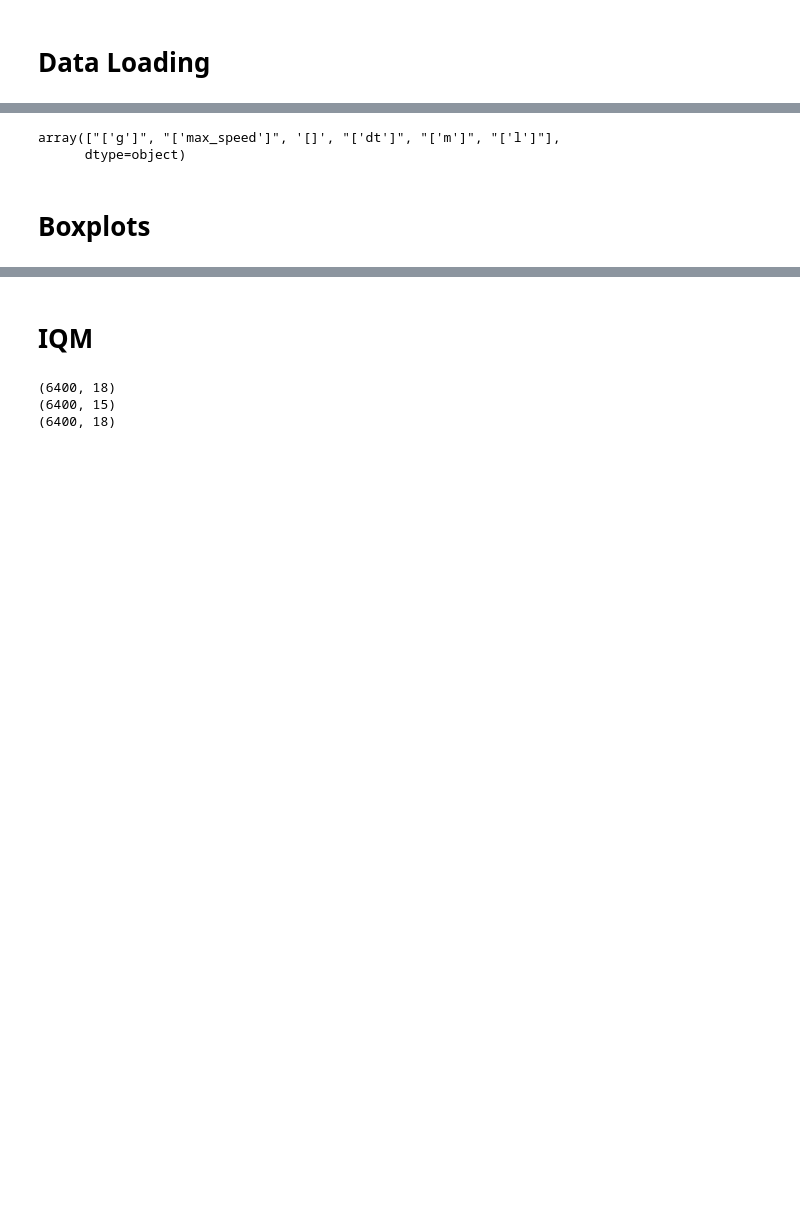
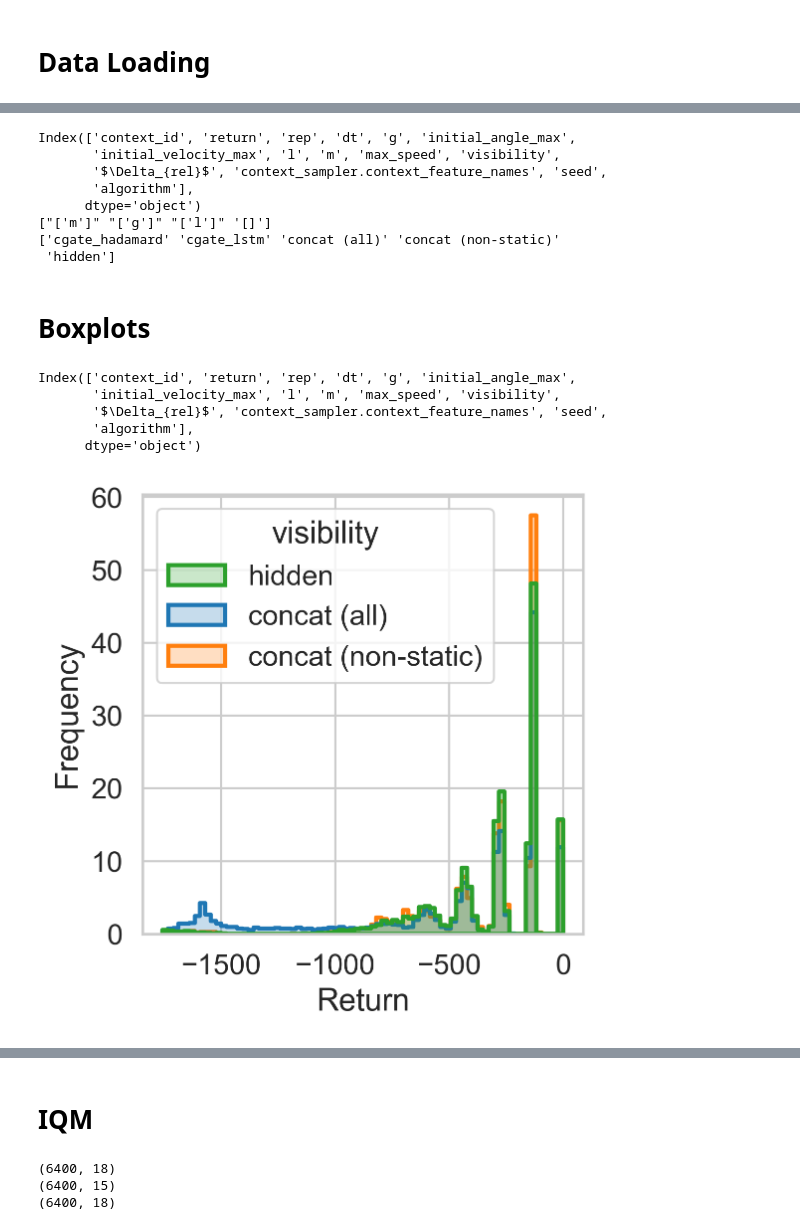
Before and after one commit to automl/CARL, a Jupyter notebook: experiments/evaluation/eval_fromeval.ipynb, the cells around one changed output, grey strips where cells are left out. Cells and saved outputs as stored; diff of their text form; code cells hidden in the pictures; blank space fills up the shorter version.

```diff
--- a/experiments/evaluation/eval_fromeval.ipynb
+++ b/experiments/evaluation/eval_fromeval.ipynb
@@ -159,6 +166,13 @@ Loading from /home/benjamin/Dokumente/code/tmp/tntcomp/CARL/multirun/2023-01-05/
 # %%
-df_rpc.columns
-df_rpc["context_sampler.context_feature_names"].unique()
+print(df_rpc.columns)
+print(df_rpc["context_sampler.context_feature_names"].unique())
+print(df_rpc["visibility"].unique())
 # %% [output]
-array(["['g']", "['max_speed']", '[]', "['dt']", "['m']", "['l']"],
-      dtype=object)
+Index(['context_id', 'return', 'rep', 'dt', 'g', 'initial_angle_max',
+       'initial_velocity_max', 'l', 'm', 'max_speed', 'visibility',
+       '$\Delta_{rel}$', 'context_sampler.context_feature_names', 'seed',
+       'algorithm'],
+      dtype='object')
+["['m']" "['g']" "['l']" '[]']
+['cgate_hadamard' 'cgate_lstm' 'concat (all)' 'concat (non-static)'
+ 'hidden']
@@ -165,5 +182,55 @@ array(["['g']", "['max_speed']", '[]', "['dt']", "['m']", "['l']"],
 # %% [markdown]
 # Boxplots
+# %%
+import matplotlib.pyplot as plt
+import seaborn as sns
+import scipy
+from pathlib import Path
+
+
+sns.set_palette("colorblind")
+# sns.set_palette("tab10")
+sns.set(font_scale=1.25)
+sns.set_style("whitegrid")
+
+printr(df_rpc.columns)
+key = key_visibility
+data = df_rpc
+
+# All data points
+hue = key_visibility
+x = key_interval
+y = key_performance
+
+
+title = "No Aggregation"
+title = None
+
+hue_order = ["hidden", "concat (all)", "concat (non-static)"]
+pal = sns.color_palette("tab10", n_colors=3)
+ids = [2, 0, 1]
+palette = {k: pal[v] for k, v in zip(hue_order, ids)}
+
+fig = plt.figure(figsize=(4,4), dpi=300)
+ax = fig.add_subplot(111)
+ax = sns.histplot(data=data, x=y, hue=hue, stat="frequency", multiple="layer", element="step", hue_order=hue_order, palette=palette, ax=ax, lw=2)
+ax.set_title(title)
+ax.set_xlabel("Return")
+# ax.set_xticks([-1500, -1000, -500, 0])
+sns.move_legend(ax, "upper left")
+# ax.get_legend()(loc="upper left")
+fig.set_tight_layout(True)
+fig_fn = Path(f"data/figures/benchmarking_test/test_{env_name}.pdf")
+fig_fn.parent.mkdir(exist_ok=True, parents=True)
+fig.savefig(fig_fn, dpi=300, bbox_inches="tight")
+plt.show()
+# %% [output]
+Index(['context_id', 'return', 'rep', 'dt', 'g', 'initial_angle_max',
+       'initial_velocity_max', 'l', 'm', 'max_speed', 'visibility',
+       '$\Delta_{rel}$', 'context_sampler.context_feature_names', 'seed',
+       'algorithm'],
+      dtype='object')
+[figure, added]
 # %%
 import matplotlib.pyplot as plt
 import seaborn as sns
```
Also changed, not shown: parts of 3 cells of this notebook, 6 other files.
